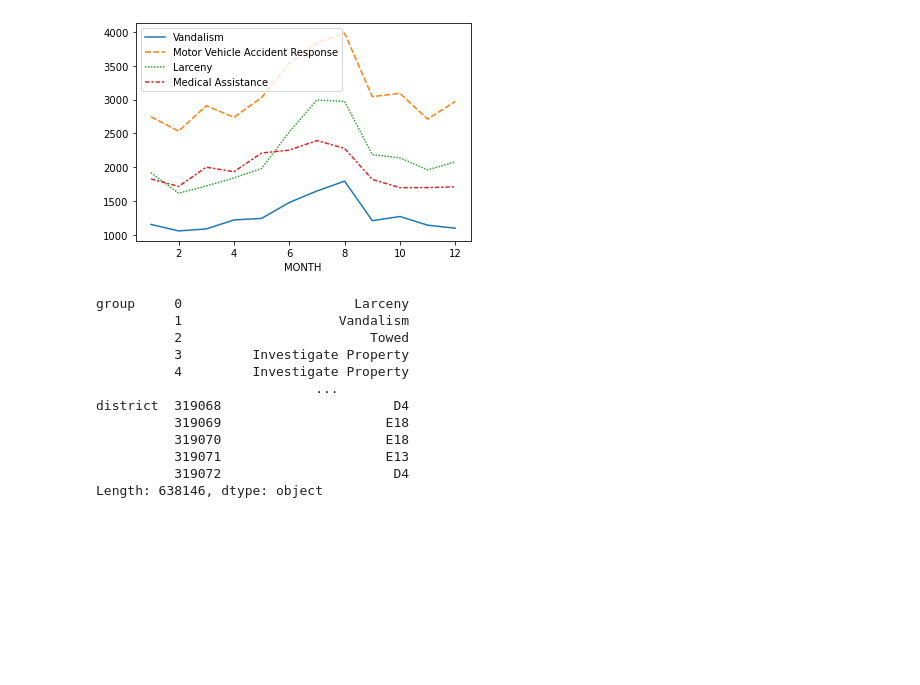
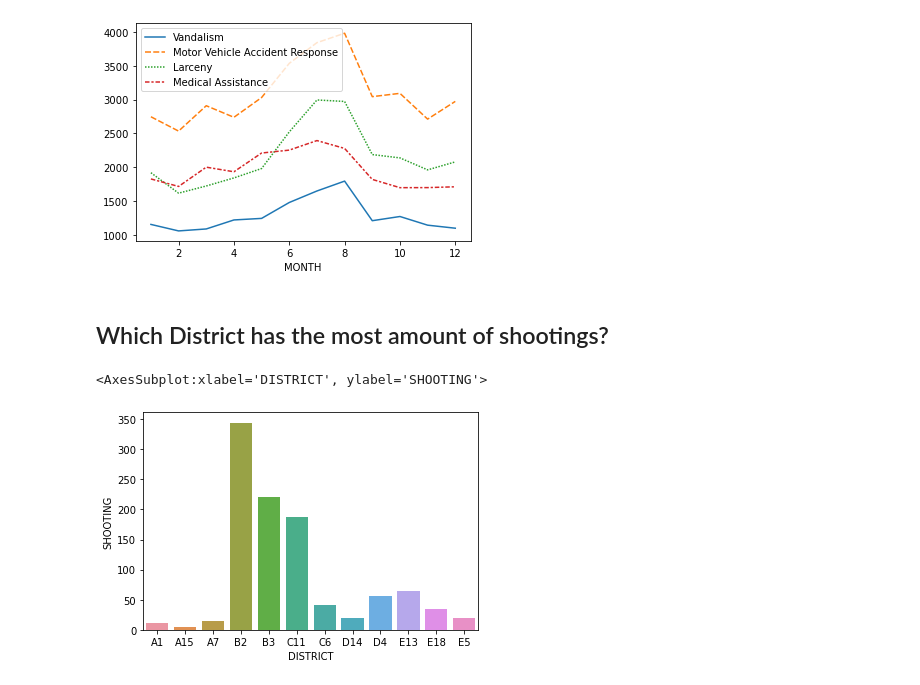
Before and after one commit to ekreher22/DataScience2021F, a Jupyter notebook: Unit3/ProjectA/project3a.ipynb, the cells around one changed output. Drawn from its saved outputs; the diff is of its cells as text; code cells hidden in the pictures; blank space fills up the shorter version.

```diff
--- a/Unit3/ProjectA/project3a.ipynb
+++ b/Unit3/ProjectA/project3a.ipynb
@@ -73,15 +71,9 @@ sns.lineplot(data = df)
-# %%
-crimes[crimes.isin(['EU']).any(axis=1)]
-# %% [output]
-group     0                      Larceny
-          1                    Vandalism
-          2                        Towed
-          3         Investigate Property
-          4         Investigate Property
-                            ...
-district  319068                      D4
-          319069                     E18
-          319070                     E18
-          319071                     E13
-          319072                      D4
-Length: 638146, dtype: object
+# %% [markdown]
+## Which District has the most amount of shootings?
+# %%
+shootings = crimes.loc[(crimes['SHOOTING']== True),['DISTRICT','SHOOTING']]
+shootings = shootings.groupby('DISTRICT').count()
+sns.barplot(x = shootings.index, y = shootings.SHOOTING, data = shootings)
+# %% [output]
+<AxesSubplot:xlabel='DISTRICT', ylabel='SHOOTING'>
+[figure, added]
```
Also changed, not shown: parts of 1 cell of this notebook.
